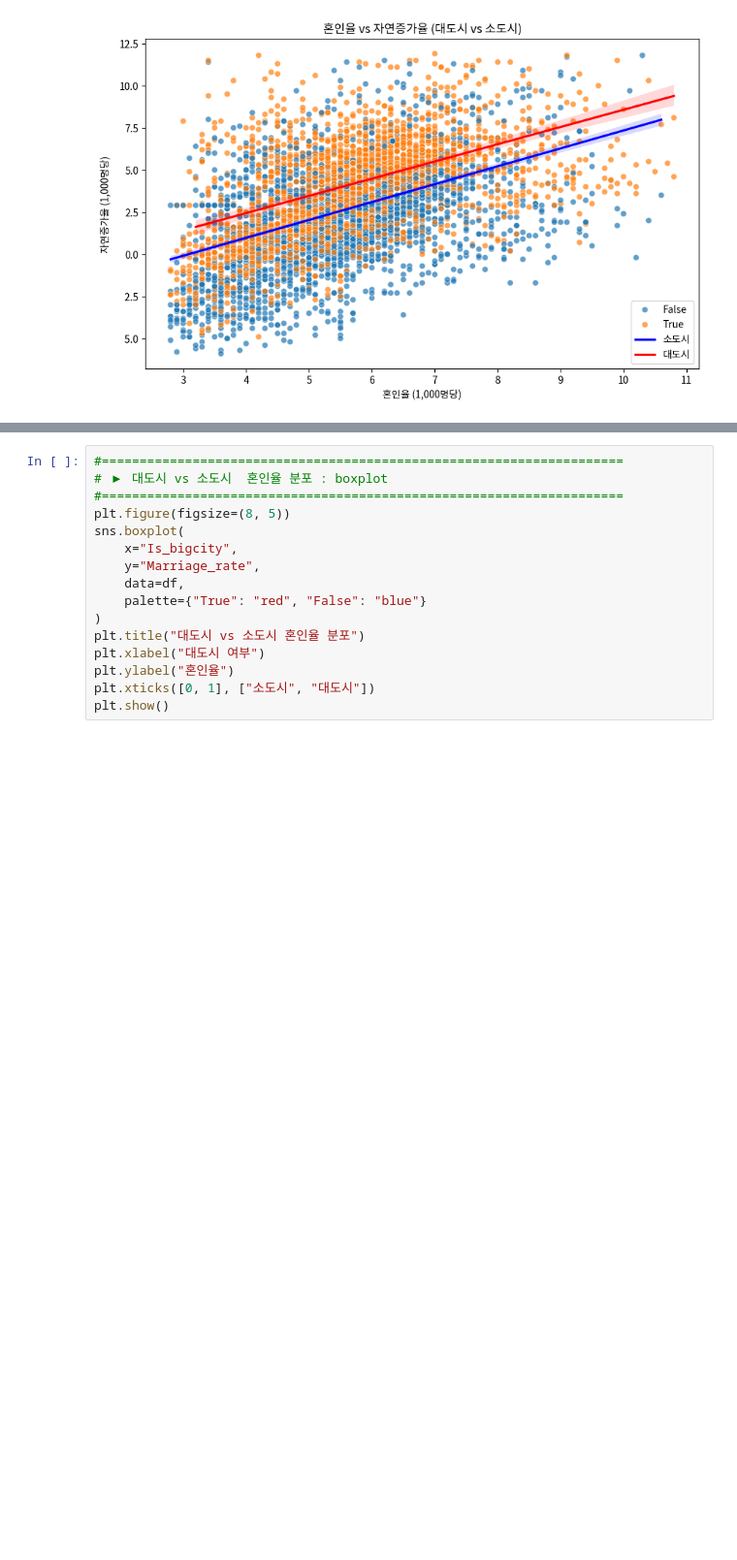
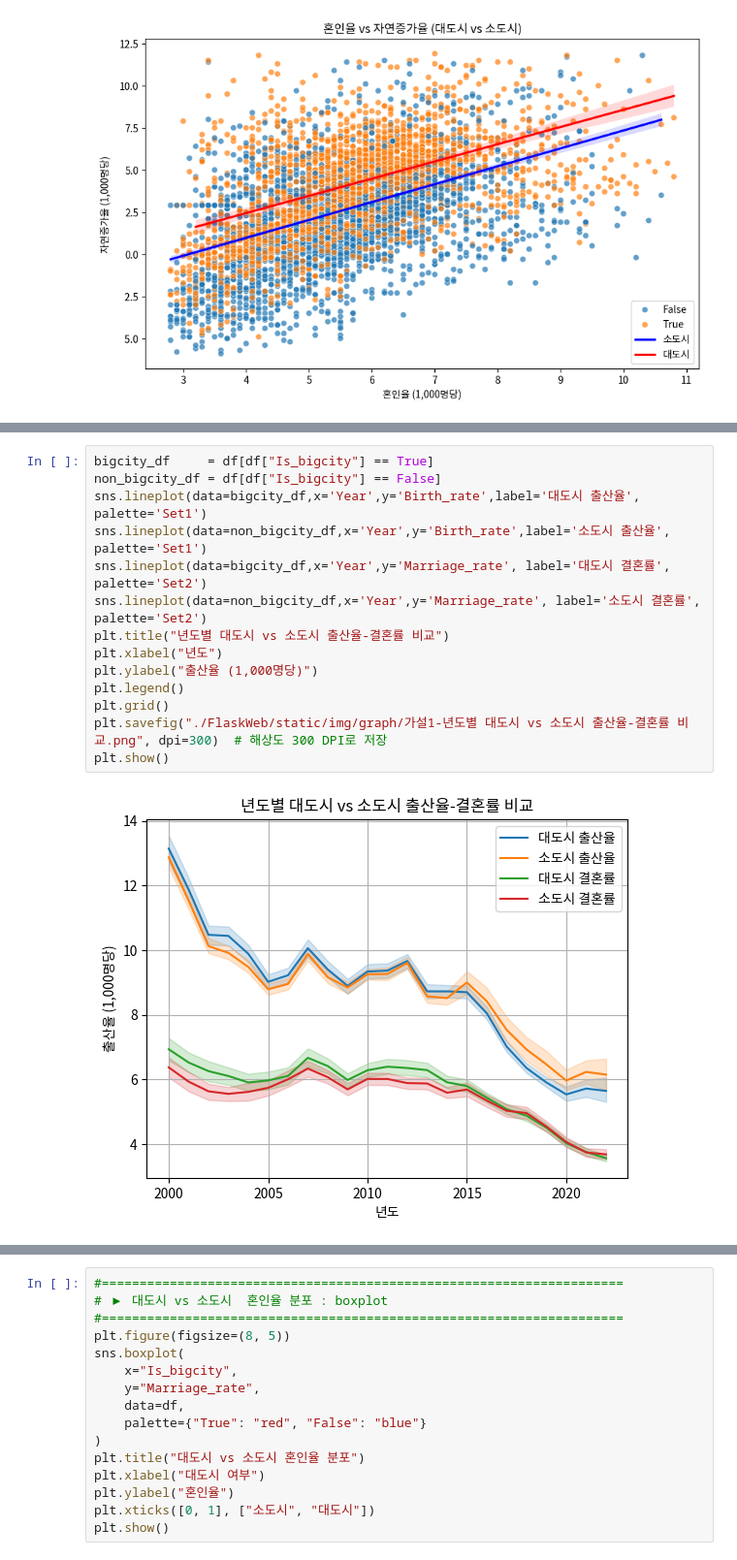
Before and after one commit to Phoenix-EDA-Team/EDA-Demographic, a Jupyter notebook: [Baseline] 한국 인구 통계 EDA.ipynb, the cells around one changed output, grey strips where cells are left out. Shown at 97% size. Drawn from its saved outputs; the diff is of its cells as text; blank space fills up the shorter version.

```diff
--- a/[Baseline] 한국 인구 통계 EDA.ipynb
+++ b/[Baseline] 한국 인구 통계 EDA.ipynb
@@ -553,0 +572,16 @@ plt.show()
+# %%
+bigcity_df     = df[df["Is_bigcity"] == True]
+non_bigcity_df = df[df["Is_bigcity"] == False]
+sns.lineplot(data=bigcity_df,x='Year',y='Birth_rate',label='대도시 출산율', palette='Set1')
+sns.lineplot(data=non_bigcity_df,x='Year',y='Birth_rate',label='소도시 출산율', palette='Set1')
+sns.lineplot(data=bigcity_df,x='Year',y='Marriage_rate', label='대도시 결혼률', palette='Set2')
+sns.lineplot(data=non_bigcity_df,x='Year',y='Marriage_rate', label='소도시 결혼률', palette='Set2')
+plt.title("년도별 대도시 vs 소도시 출산율-결혼률 비교")
+plt.xlabel("년도")
+plt.ylabel("출산율 (1,000명당)")
+plt.legend()
+plt.grid()
+plt.savefig("./FlaskWeb/static/img/graph/가설1-년도별 대도시 vs 소도시 출산율-결혼률 비교.png", dpi=300)  # 해상도 300 DPI로 저장
+plt.show()
+# %% [output]
+[figure, added]
```
Also changed, not shown: parts of 7 cells of this notebook, 6 other files.
